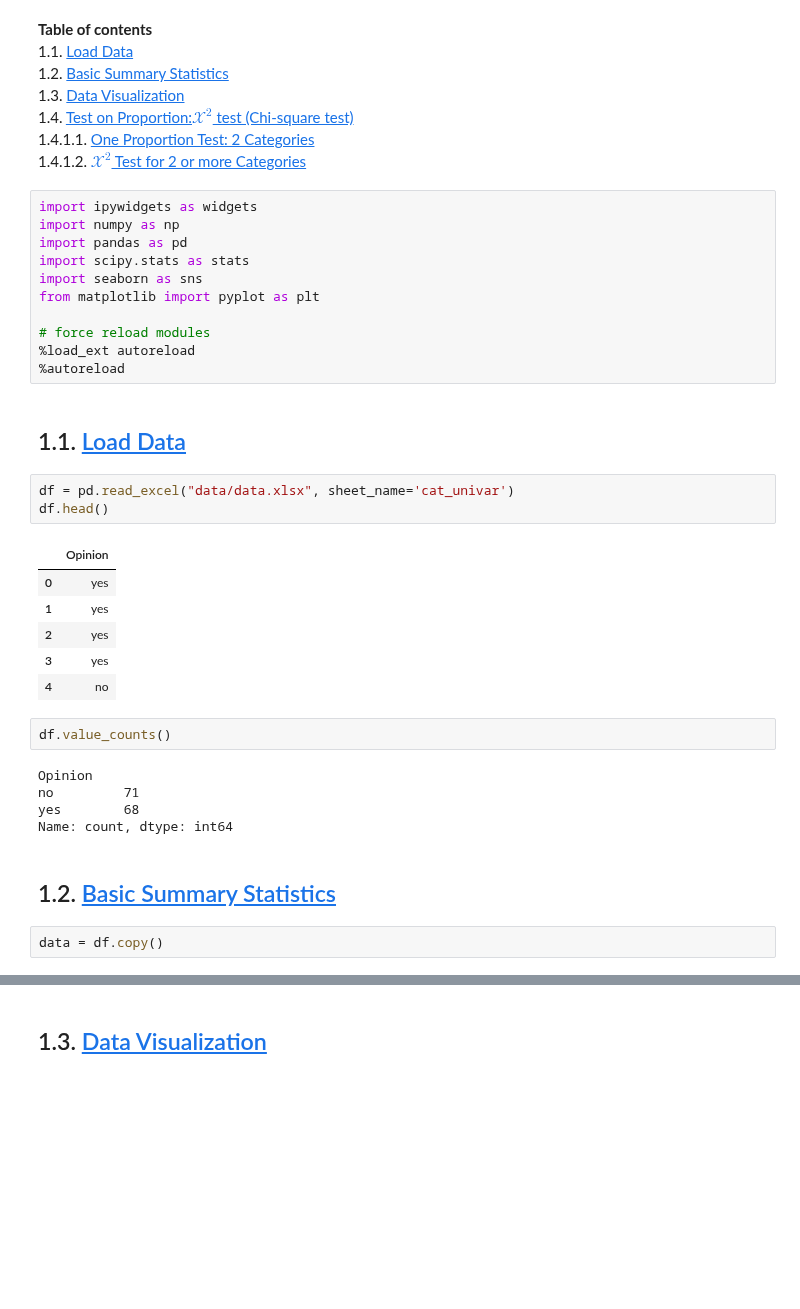
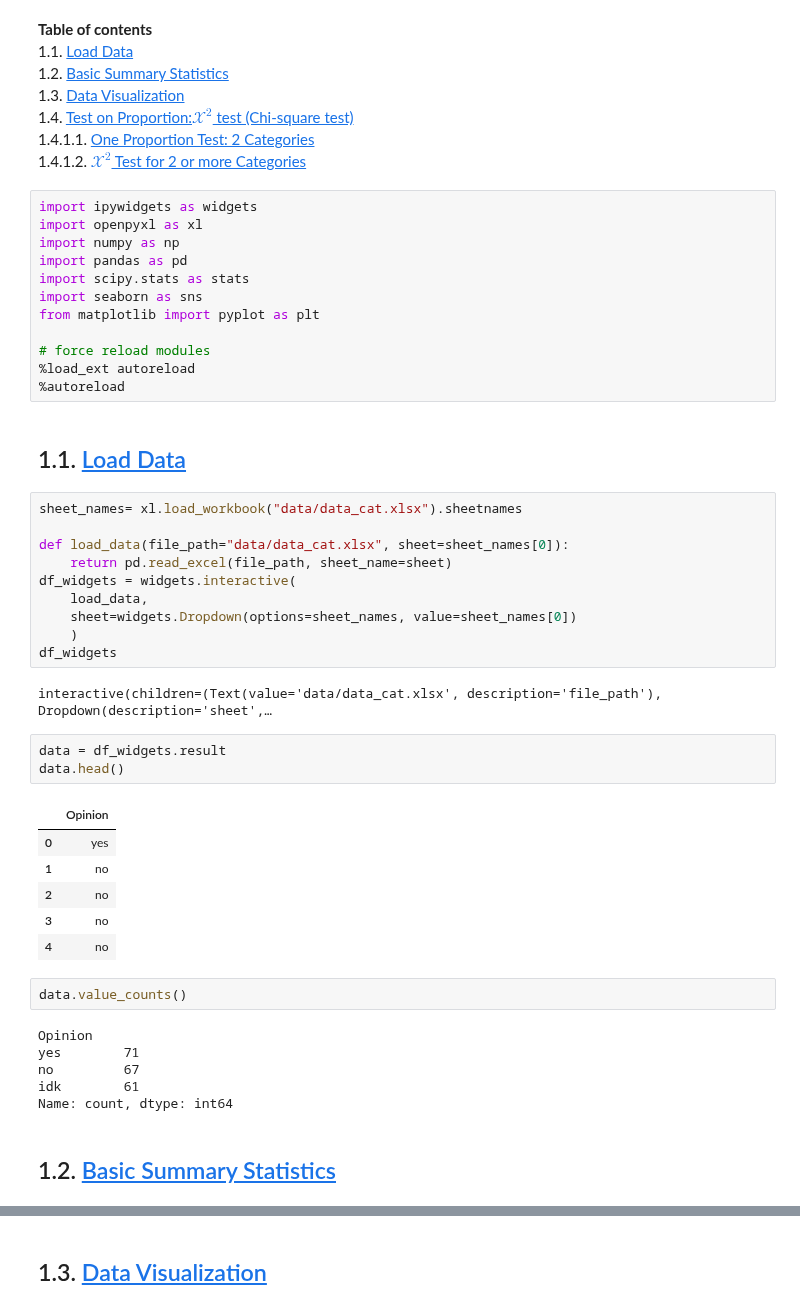
Before and after one commit to rammah83/Statistical_tasks, a Jupyter notebook: cat_1_var.ipynb, the cells around one changed output, grey strips where cells are left out. Cells and saved outputs as stored; diff of their text form; blank space fills up the shorter version.

```diff
--- a/cat_1_var.ipynb
+++ b/cat_1_var.ipynb
@@ -17,6 +17,7 @@
 <!-- THIS CELL WILL BE REPLACED ON TOC UPDATE. DO NOT WRITE YOUR TEXT IN THIS CELL -->
 # %%
 import ipywidgets as widgets
+import openpyxl as xl
 import numpy as np
 import pandas as pd
 import scipy.stats as stats
@@ -28,26 +29,37 @@ from matplotlib import pyplot as plt
 %autoreload
 # %% [markdown]
 ## 1.1. <a id='toc1_1_'></a>[Load Data](#toc0_)
+# %%
+sheet_names= xl.load_workbook("data/data_cat.xlsx").sheetnames
+
+def load_data(file_path="data/data_cat.xlsx", sheet=sheet_names[0]):
+    return pd.read_excel(file_path, sheet_name=sheet)
+df_widgets = widgets.interactive(
+    load_data,
+    sheet=widgets.Dropdown(options=sheet_names, value=sheet_names[0])
+    )
+df_widgets
+# %% [output]
+interactive(children=(Text(value='data/data_cat.xlsx', description='file_path'), Dropdown(description='sheet',…
 # %%
-df = pd.read_excel("data/data.xlsx", sheet_name='cat_univar')
-df.head()
+data = df_widgets.result
+data.head()
 # %% [output]
 |  | Opinion |
 | 0 | yes |
-| 1 | yes |
-| 2 | yes |
-| 3 | yes |
+| 1 | no |
+| 2 | no |
+| 3 | no |
 | 4 | no |
 # %%
-df.value_counts()
+data.value_counts()
 # %% [output]
 Opinion
-no         71
-yes        68
+yes        71
+no         67
+idk        61
 Name: count, dtype: int64
 # %% [markdown]
 ## 1.2. <a id='toc1_2_'></a>[Basic Summary Statistics](#toc0_)
-# %%
-data = df.copy()
 # %%
 X = data.values.flatten()
```
Also changed, not shown: parts of 7 cells of this notebook, 3 other files.
